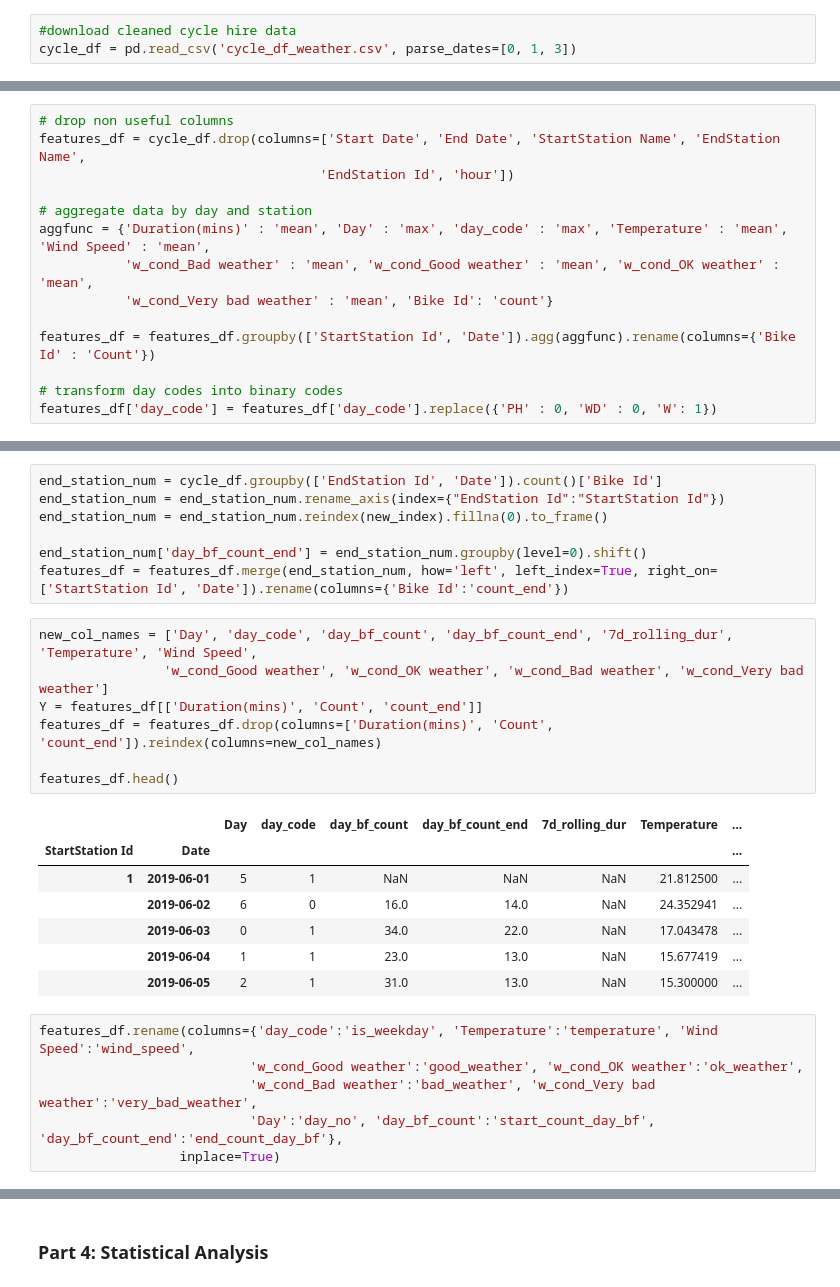
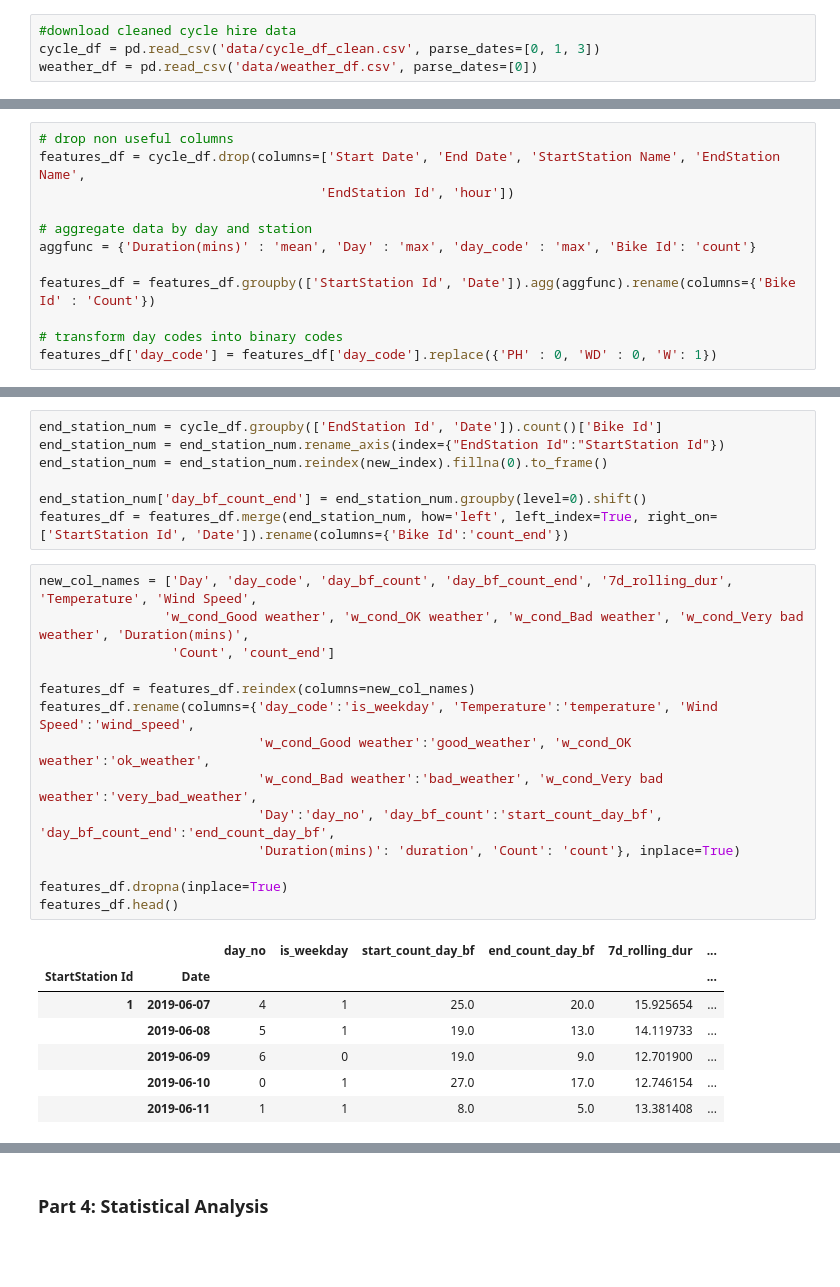
Before and after one commit to vanitakalai/SpringboardProjects, a Jupyter notebook: Capstone Project/Part_3_Feature_Engineering_&_Stats.ipynb, the cells around one changed output, grey strips where cells are left out. Cells and saved outputs as stored; diff of their text form; blank space fills up the shorter version.

```diff
--- a/Capstone Project/Part_3_Feature_Engineering_&_Stats.ipynb
+++ b/Capstone Project/Part_3_Feature_Engineering_&_Stats.ipynb
@@ -10,7 +10,8 @@ from datetime import datetime
 from datetime import timedelta
 # %%
 #download cleaned cycle hire data
-cycle_df = pd.read_csv('cycle_df_weather.csv', parse_dates=[0, 1, 3])
+cycle_df = pd.read_csv('data/cycle_df_clean.csv', parse_dates=[0, 1, 3])
+weather_df = pd.read_csv('data/weather_df.csv', parse_dates=[0])
 # %% [markdown]
 <b>We want to use our model to predict the next-day demand at each station. We need to first reduce our observations to be a daily aggregation, then include more predictor variables such as rides count from day before and 7 day moving average for the duration.
 # %%
@@ -19,9 +20,7 @@ features_df = cycle_df.drop(columns=['Start Date', 'End Date', 'StartStation Nam
                                     'EndStation Id', 'hour'])
 
 # aggregate data by day and station
-aggfunc = {'Duration(mins)' : 'mean', 'Day' : 'max', 'day_code' : 'max', 'Temperature' : 'mean', 'Wind Speed' : 'mean',
-           'w_cond_Bad weather' : 'mean', 'w_cond_Good weather' : 'mean', 'w_cond_OK weather' : 'mean',
-           'w_cond_Very bad weather' : 'mean', 'Bike Id': 'count'}
+aggfunc = {'Duration(mins)' : 'mean', 'Day' : 'max', 'day_code' : 'max', 'Bike Id': 'count'}
 
 features_df = features_df.groupby(['StartStation Id', 'Date']).agg(aggfunc).rename(columns={'Bike Id' : 'Count'})
 
@@ -56,22 +90,23 @@ end_station_num['day_bf_count_end'] = end_station_num.groupby(level=0).shift()
 features_df = features_df.merge(end_station_num, how='left', left_index=True, right_on=['StartStation Id', 'Date']).rename(columns={'Bike Id':'count_end'})
 # %%
 new_col_names = ['Day', 'day_code', 'day_bf_count', 'day_bf_count_end', '7d_rolling_dur', 'Temperature', 'Wind Speed',
-                'w_cond_Good weather', 'w_cond_OK weather', 'w_cond_Bad weather', 'w_cond_Very bad weather']
-Y = features_df[['Duration(mins)', 'Count', 'count_end']]
-features_df = features_df.drop(columns=['Duration(mins)', 'Count', 'count_end']).reindex(columns=new_col_names)
+                'w_cond_Good weather', 'w_cond_OK weather', 'w_cond_Bad weather', 'w_cond_Very bad weather', 'Duration(mins)',
+                 'Count', 'count_end']
 
+features_df = features_df.reindex(columns=new_col_names)
+features_df.rename(columns={'day_code':'is_weekday', 'Temperature':'temperature', 'Wind Speed':'wind_speed',
+                            'w_cond_Good weather':'good_weather', 'w_cond_OK weather':'ok_weather',
+                            'w_cond_Bad weather':'bad_weather', 'w_cond_Very bad weather':'very_bad_weather',
+                            'Day':'day_no', 'day_bf_count':'start_count_day_bf', 'day_bf_count_end':'end_count_day_bf',
+                            'Duration(mins)': 'duration', 'Count': 'count'}, inplace=True)
+
+features_df.dropna(inplace=True)
 features_df.head()
 # %% [output]
-|  |  | Day | day_code | day_bf_count | day_bf_count_end | 7d_rolling_dur | Temperature | ... |
-| StartStation Id | Date |  |  |  |  |  |  | ... |
-| 1 | 2019-06-01 | 5 | 1 | NaN | NaN | NaN | 21.812500 | ... |
-|  | 2019-06-02 | 6 | 0 | 16.0 | 14.0 | NaN | 24.352941 | ... |
-|  | 2019-06-03 | 0 | 1 | 34.0 | 22.0 | NaN | 17.043478 | ... |
-|  | 2019-06-04 | 1 | 1 | 23.0 | 13.0 | NaN | 15.677419 | ... |
-|  | 2019-06-05 | 2 | 1 | 31.0 | 13.0 | NaN | 15.300000 | ... |
+|  |  | day_no | is_weekday | start_count_day_bf | end_count_day_bf | 7d_rolling_dur | ... |
+| StartStation Id | Date |  |  |  |  |  | ... |
+| 1 | 2019-06-07 | 4 | 1 | 25.0 | 20.0 | 15.925654 | ... |
+|  | 2019-06-08 | 5 | 1 | 19.0 | 13.0 | 14.119733 | ... |
+|  | 2019-06-09 | 6 | 0 | 19.0 | 9.0 | 12.701900 | ... |
+|  | 2019-06-10 | 0 | 1 | 27.0 | 17.0 | 12.746154 | ... |
+|  | 2019-06-11 | 1 | 1 | 8.0 | 5.0 | 13.381408 | ... |
-# %%
-features_df.rename(columns={'day_code':'is_weekday', 'Temperature':'temperature', 'Wind Speed':'wind_speed',
-                           'w_cond_Good weather':'good_weather', 'w_cond_OK weather':'ok_weather',
-                           'w_cond_Bad weather':'bad_weather', 'w_cond_Very bad weather':'very_bad_weather',
-                           'Day':'day_no', 'day_bf_count':'start_count_day_bf', 'day_bf_count_end':'end_count_day_bf'},
-                  inplace=True)
```
Also changed, not shown: parts of 4 cells of this notebook, 8 other files.
